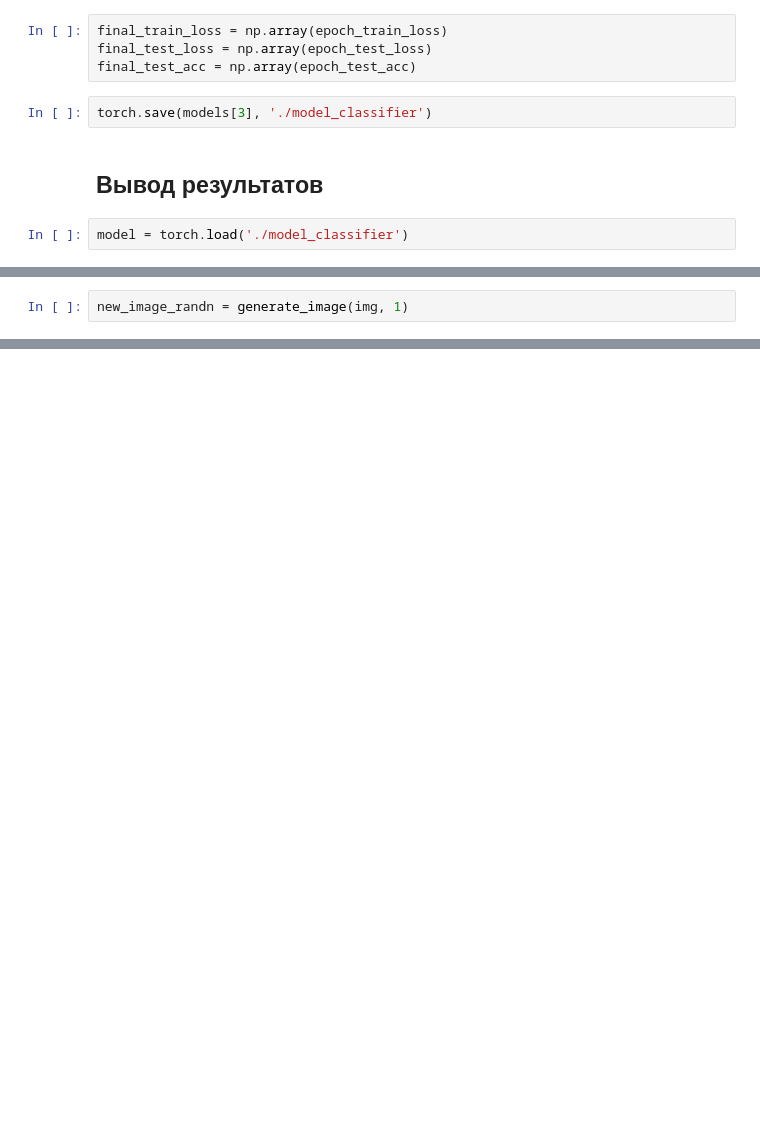
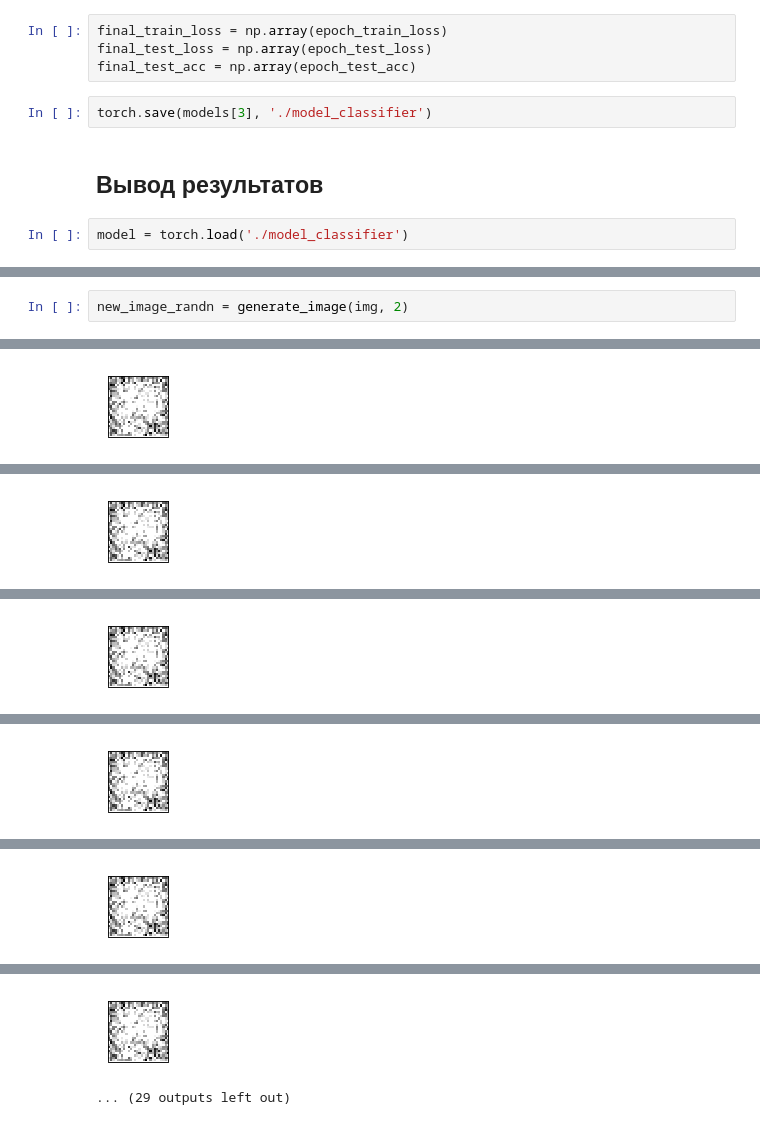
Before and after one commit to aleksey-egorov/dl-engineer-homework, a Jupyter notebook: homework_4/classifier_generate_images.ipynb, the cells around one changed output, grey strips where cells are left out. Saved outputs shown, nothing was run; the diff lists cells and outputs as text; blank space fills up the shorter version.

```diff
--- a/homework_4/classifier_generate_images.ipynb
+++ b/homework_4/classifier_generate_images.ipynb
@@ -210,2 +217,3 @@ print (img)
 # %%
-new_image_randn = generate_image(img, 1)
+new_image_randn = generate_image(img, 2)
+# %% [output]
@@ -211,0 +230 @@ new_image_randn = generate_image(img, 1)
+[figure, added]
@@ -211,0 +241 @@ new_image_randn = generate_image(img, 1)
+[figure, added]
@@ -211,0 +252 @@ new_image_randn = generate_image(img, 1)
+[figure, added]
@@ -211,0 +263 @@ new_image_randn = generate_image(img, 1)
+[figure, added]
@@ -211,0 +274 @@ new_image_randn = generate_image(img, 1)
+[figure, added]
@@ -211,0 +285,2 @@ new_image_randn = generate_image(img, 1)
+[figure, added]
+... (29 outputs left out)
```
Also changed, not shown: parts of 6 cells of this notebook, 6 other files.
